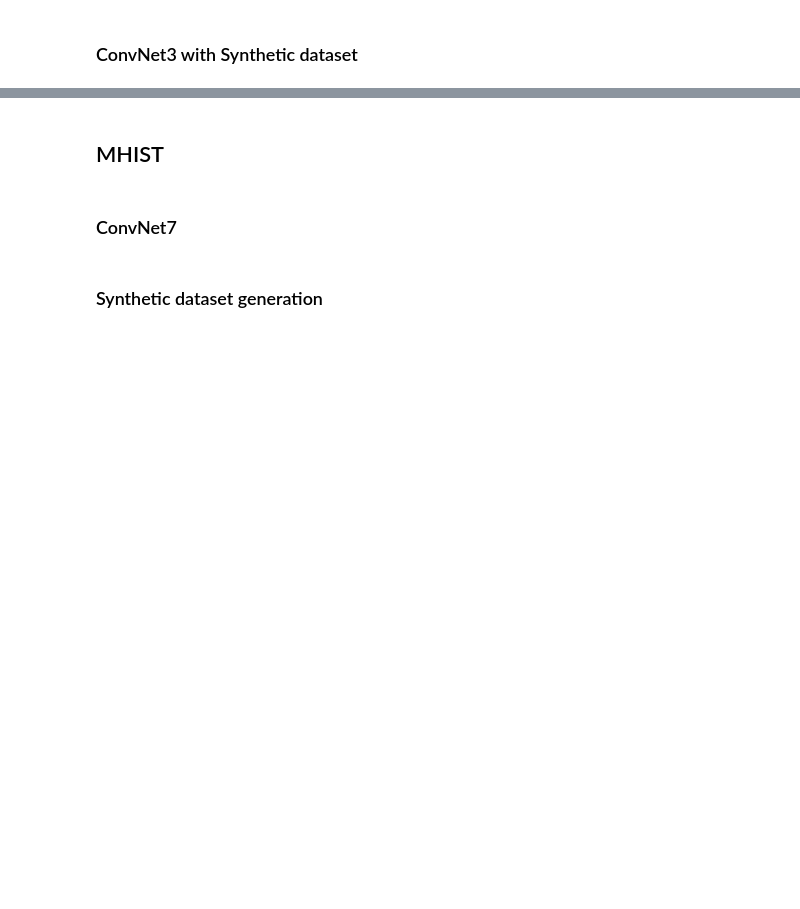
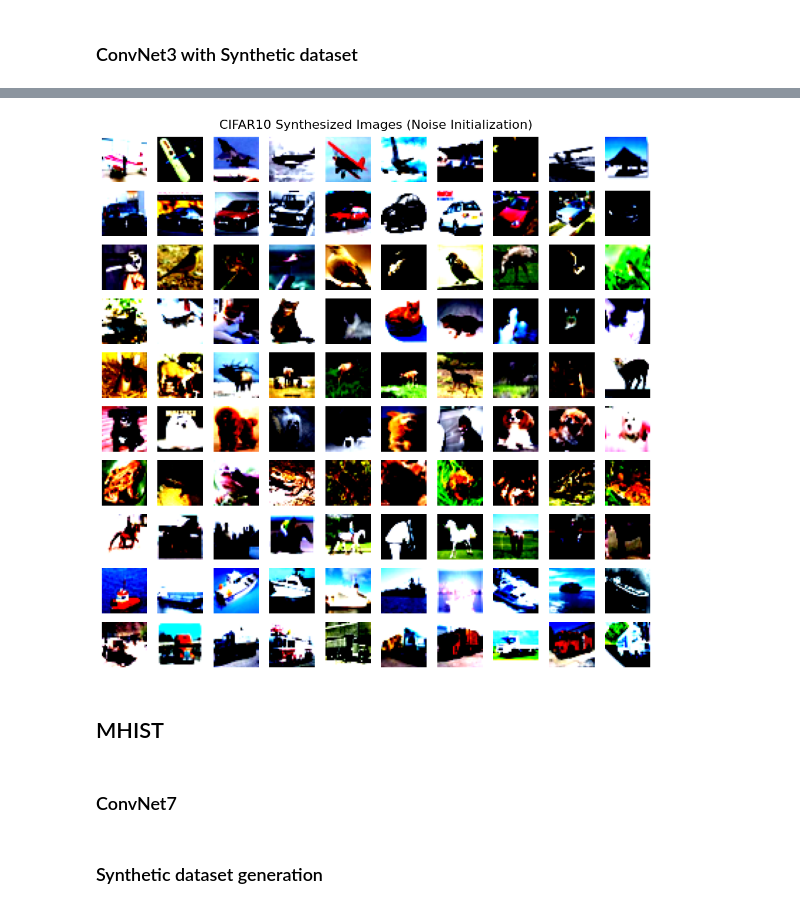
Before and after one commit to Swapnil949/ECE1512_2024F_ProjectRepo_SwapnilPatel, a Jupyter notebook: project_A/src/task1.ipynb, the cells around one changed output, grey strips where cells are left out. Saved outputs shown, nothing was run; the diff lists cells and outputs as text; code cells hidden in the pictures; blank space fills up the shorter version.

```diff
--- a/project_A/src/task1.ipynb
+++ b/project_A/src/task1.ipynb
@@ -216,7 +1949,7 @@ NMIST_noise_res = main_AttentionMatching.main()
 # %%
 # plot the results
-NMIST_noise_res = output_dir + 'NMIST_noise_res.pt'
-results = torch.load(NMIST_noise_res, weights_only=True)
+MNIST_noise_res = output_dir + 'MNIST_noise_res.pt'
+results = torch.load(MNIST_noise_res, weights_only=True)
 syn_imgs = results['data'][0][0]
 syn_imgs = torch.clamp(syn_imgs, 0, 1)
 
@@ -291,3 +2062,22 @@ plt.show()
+# %%
+# plot the results
+CIFAR10_noise_res = output_dir + 'CIFAR10_noise_res.pt'
+results = torch.load(CIFAR10_noise_res, weights_only=True)
+syn_imgs = results['data'][0][0]
+syn_imgs = torch.clamp(syn_imgs, 0, 1)
+
+# clip the images to [0, 1]
+
+# 10 images per class
+fig, axes = plt.subplots(10, 10, figsize=(10, 10))
+for i, ax in enumerate(axes.flat):
+    ax.imshow(syn_imgs[i].permute(1, 2, 0).squeeze(), cmap="gray")
+    ax.axis("off")
+# figure title
+plt.suptitle("CIFAR10 Synthesized Images (Noise Initialization)", fontsize=16)
+plt.tight_layout()
+# %% [output]
+[figure, added]
 # %% [markdown]
 ## MHIST
 # %%
```
Also changed, not shown: parts of 28 cells of this notebook.
